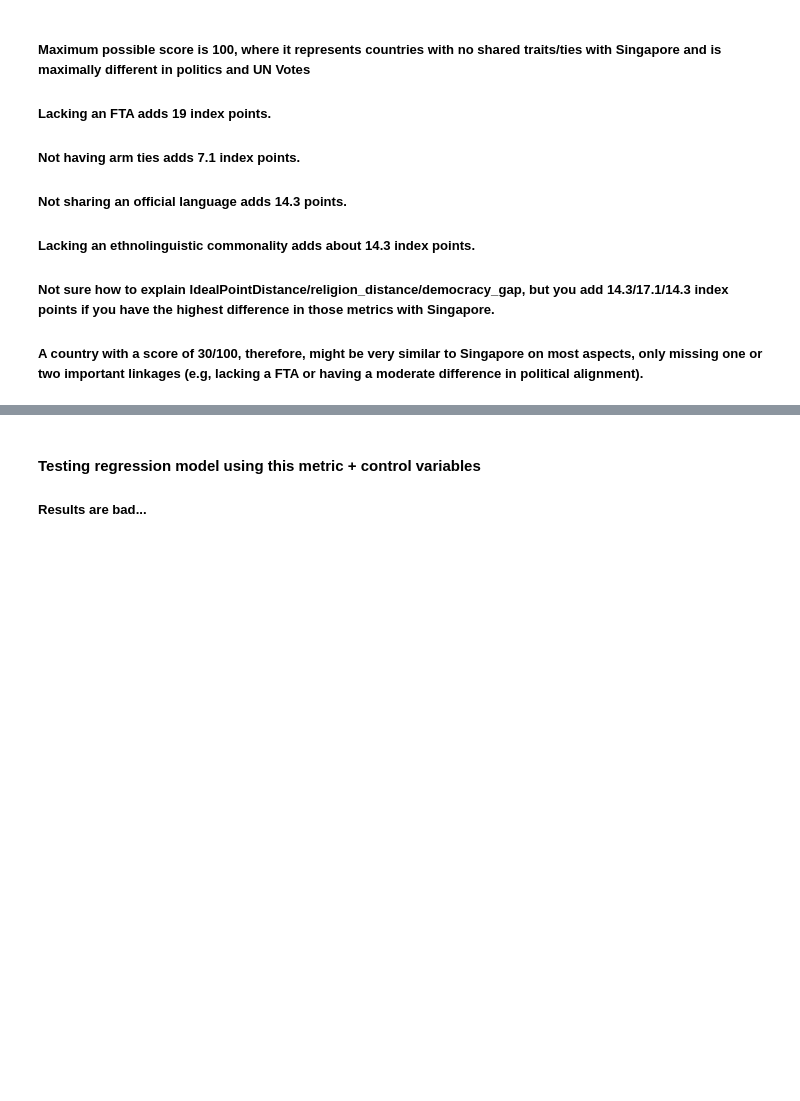
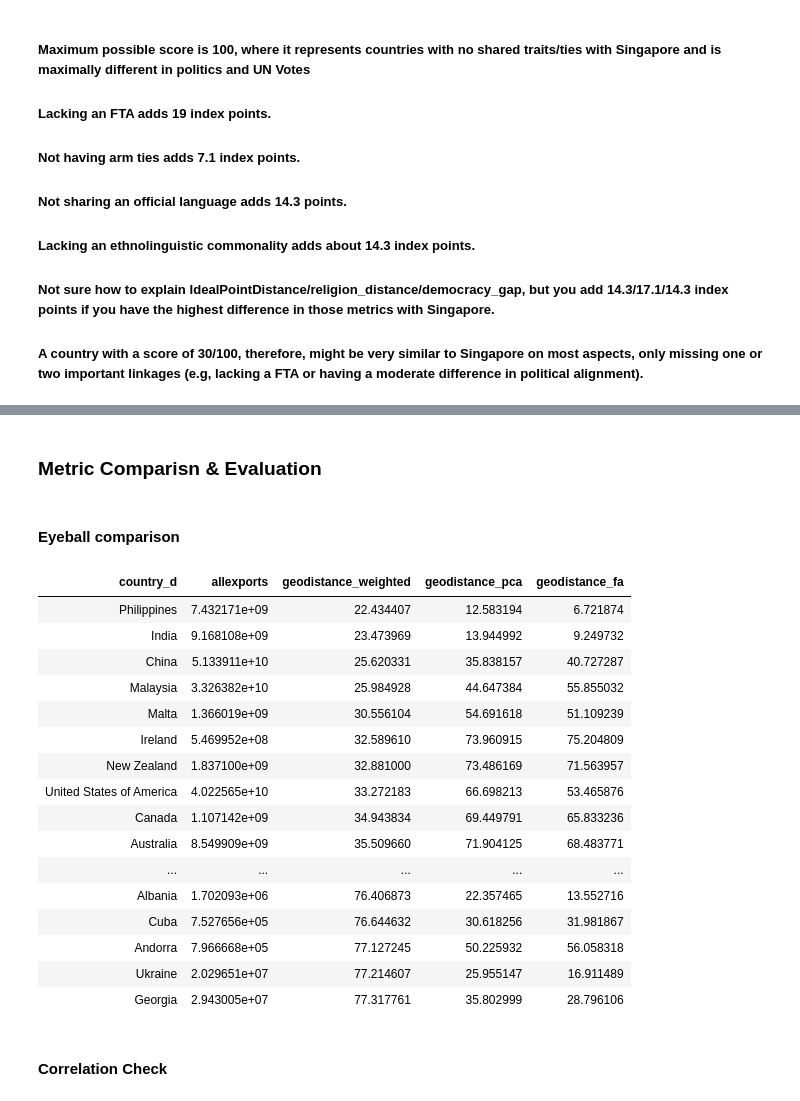
Before and after one commit to luna-ortus-cor/Geopolitical-Distance-and-Global-Trade, a Jupyter notebook: Backend/code/geopoliticalmeasure2.ipynb, the cells around one changed output, grey strips where cells are left out. Saved outputs shown, nothing was run; the diff lists cells and outputs as text; code cells hidden in the pictures; blank space fills up the shorter version.

Commit message:
Add different metrics of geopolitical distance and comparisons

```diff
--- a/Backend/code/geopoliticalmeasure2.ipynb
+++ b/Backend/code/geopoliticalmeasure2.ipynb
@@ -183,0 +210,2 @@ df_2['geodistance'].corr(df_2['logallexports'])
+# %%
+df_4 = df_final.copy()
@@ -183,0 +223,9 @@ df_2['geodistance'].corr(df_2['logallexports'])
+# %%
+features = ['lack_fta', 'lack_arms', 'no_comlang_off', 'no_comlang_ethno', 'religion_distance', 'IdealPointDistance_norm',
+            'v2x_polyarchy_diff', 'v2x_partipdem_diff', 'v2x_delibdem_diff', 'v2x_egaldem_diff']
+non_binary_cols = ['religion_distance', 'IdealPointDistance_norm', 'v2x_polyarchy_diff',
+                  'v2x_partipdem_diff', 'v2x_delibdem_diff', 'v2x_egaldem_diff']
+scaler = StandardScaler()
+df_4[non_binary_cols] = scaler.fit_transform(df_4[non_binary_cols])
+
+X_std = df_4[features].values
@@ -183,0 +234,13 @@ df_2['geodistance'].corr(df_2['logallexports'])
+# %%
+fa = FactorAnalysis(n_components=1, random_state=222)
+X_fa = fa.fit_transform(X_std)
+df_4['geodistance_fa'] = X_fa[:, 0]
+
+# Min-max scaling to scale from 0 to 100
+scaler_0_100 = MinMaxScaler(feature_range=(0, 100))
+df_4['geodistance_fa'] = scaler_0_100.fit_transform(df_4[['geodistance_fa']])
+
+loadings = fa.components_
+loading_df = pd.DataFrame(loadings.T, columns=['Factor Loading'], index=features)
+print("Factor Loadings:")
+print(loading_df)
@@ -184,3 +260,39 @@ df_2['geodistance'].corr(df_2['logallexports'])
+# %% [markdown]
+### Metric Comparisn & Evaluation
+# %%
+df_final['geodistance_weighted'] = df_2['geodistance_weighted']
+df_final['geodistance_pca'] = df_3['geodistance_pca']
+df_final['geodistance_fa'] = df_4['geodistance_fa']
+# %% [markdown]
+#### Eyeball comparison
+# %%
+geodistance_model = df_final[df_final['year'] == 2020][['country_d', 'allexports', 'geodistance_weighted', 'geodistance_pca', 'geodistance_fa',]].sort_values(
+    by='geodistance_weighted', ascending=True)
+
+html_table = f"""
+<div style="max-height:400px; overflow-y:auto;">
+{geodistance_model.to_html(index=False)}
+</div>
+"""
+
+display(HTML(html_table))
+# %% [output]
+| country_d | allexports | geodistance_weighted | geodistance_pca | geodistance_fa |
+| Philippines | 7.432171e+09 | 22.434407 | 12.583194 | 6.721874 |
+| India | 9.168108e+09 | 23.473969 | 13.944992 | 9.249732 |
+| China | 5.133911e+10 | 25.620331 | 35.838157 | 40.727287 |
+| Malaysia | 3.326382e+10 | 25.984928 | 44.647384 | 55.855032 |
+| Malta | 1.366019e+09 | 30.556104 | 54.691618 | 51.109239 |
+| Ireland | 5.469952e+08 | 32.589610 | 73.960915 | 75.204809 |
+| New Zealand | 1.837100e+09 | 32.881000 | 73.486169 | 71.563957 |
+| United States of America | 4.022565e+10 | 33.272183 | 66.698213 | 53.465876 |
+| Canada | 1.107142e+09 | 34.943834 | 69.449791 | 65.833236 |
+| Australia | 8.549909e+09 | 35.509660 | 71.904125 | 68.483771 |
+| ... | ... | ... | ... | ... |
+| Albania | 1.702093e+06 | 76.406873 | 22.357465 | 13.552716 |
+| Cuba | 7.527656e+05 | 76.644632 | 30.618256 | 31.981867 |
+| Andorra | 7.966668e+05 | 77.127245 | 50.225932 | 56.058318 |
+| Ukraine | 2.029651e+07 | 77.214607 | 25.955147 | 16.911489 |
+| Georgia | 2.943005e+07 | 77.317761 | 35.802999 | 28.796106 |
 # %% [markdown]
-#### Testing regression model using this metric + control variables
-##### Results are bad...
+#### Correlation Check
```
Also changed, not shown: parts of 29 cells of this notebook.
